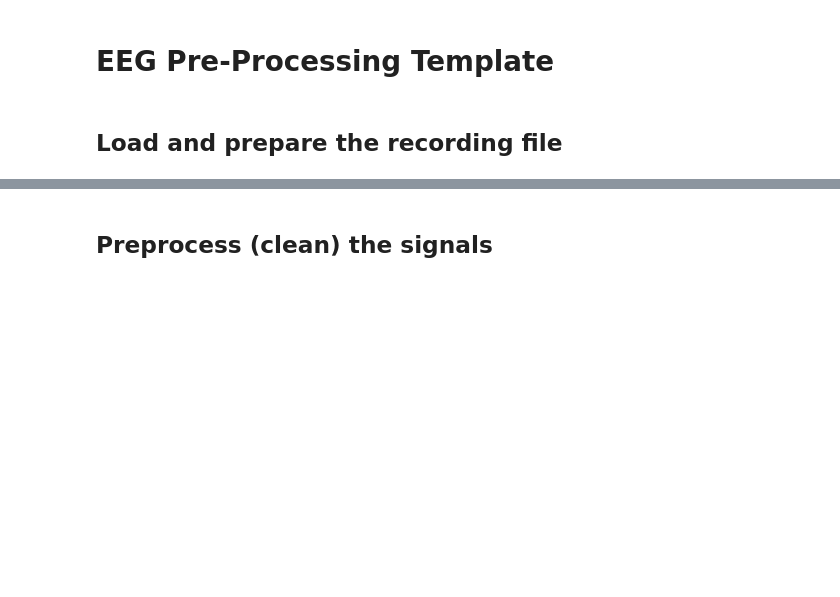
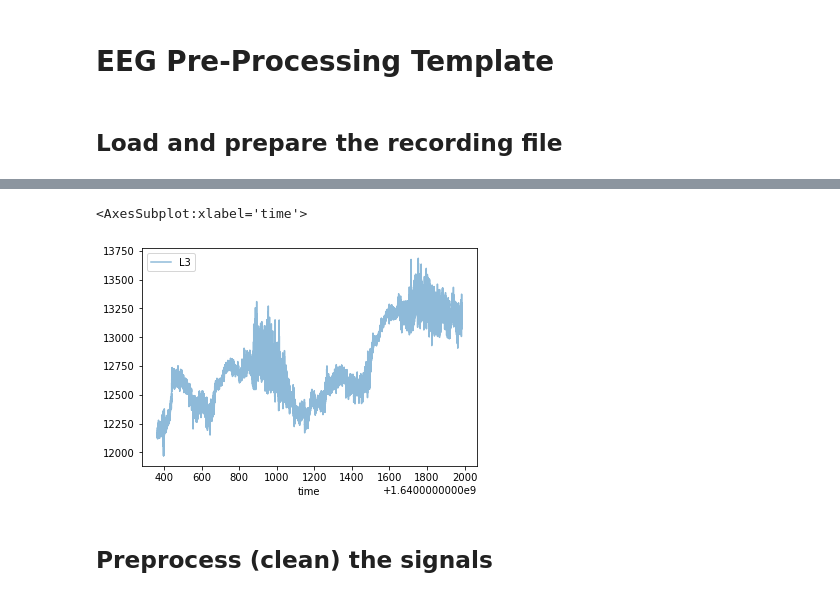
Before and after one commit to davidvblumenthal/nourriture_cEEG, a Jupyter notebook: EEG-Preprocessing-Template.ipynb, the cells around one changed output, grey strips where cells are left out. Drawn from its saved outputs; the diff is of its cells as text; code cells hidden in the pictures; blank space fills up the shorter version.

```diff
--- a/EEG-Preprocessing-Template.ipynb
+++ b/EEG-Preprocessing-Template.ipynb
@@ -11,11 +11,24 @@ import pyprep
 # %%
 # Load data from .txt file
 # TODO
-
 # Convert data into pandas DataFrame with electrode channels as columns
 # TODO
 
 # Set correct channel names
 # You could use this if there are no other columns (the order of the elec names is correct):
-# eeg_df.columns = ['time', 'L1', 'L2', 'L3', 'L4', 'L7', 'L8', 'L9', 'L10', 'R1', 'R2', 'R3', 'R5', 'R7', 'R8', 'R9', 'R10']
+eeg_list = ['time', 'L1', 'L2', 'L3', 'L4', 'L7', 'L8', 'L9', 'L10', 'R1', 'R2', 'R3', 'R5', 'R7', 'R8', 'R9', 'R10']
 # TODO
+# %%
+# from pathlib import Path
+# import pandas
+
+# def _reader(fname):
+#     return pandas.read_csv(fname, sep=',', header=[0])
+
+# folder = Path("eeg_data")
+# df = pandas.concat([
+#     _reader(txt)
+#     for txt in folder.glob("*.txt")
+# ])
+# df
+df = pd.read_csv('eeg_data/OpenBCI-RAW-2021-12-20_12-39-23_edited.txt',header=[0],sep=',')
@@ -21,0 +64,3 @@ import pyprep
+# %%
+df = df[[' Timestamp', ' EXG Channel 0', ' EXG Channel 1', ' EXG Channel 2', ' EXG Channel 3', ' EXG Channel 4', ' EXG Channel 5', ' EXG Channel 6', ' EXG Channel 7', ' EXG Channel 8', ' EXG Channel 9', ' EXG Channel 10', ' EXG Channel 11', ' EXG Channel 12', ' EXG Channel 13', ' EXG Channel 14', ' EXG Channel 15']]
+eeg_df = df.set_axis(eeg_list, axis=1, inplace=False)
@@ -22,3 +83,8 @@ import pyprep
+# %%
+eeg_df.plot(y="L3", x="time", alpha=0.5)
+# %% [output]
+<AxesSubplot:xlabel='time'>
+[figure, added]
 # %% [markdown]
 ## Preprocess (clean) the signals
 # %%
```
Also changed, not shown: parts of 6 cells of this notebook, 3 other files.
